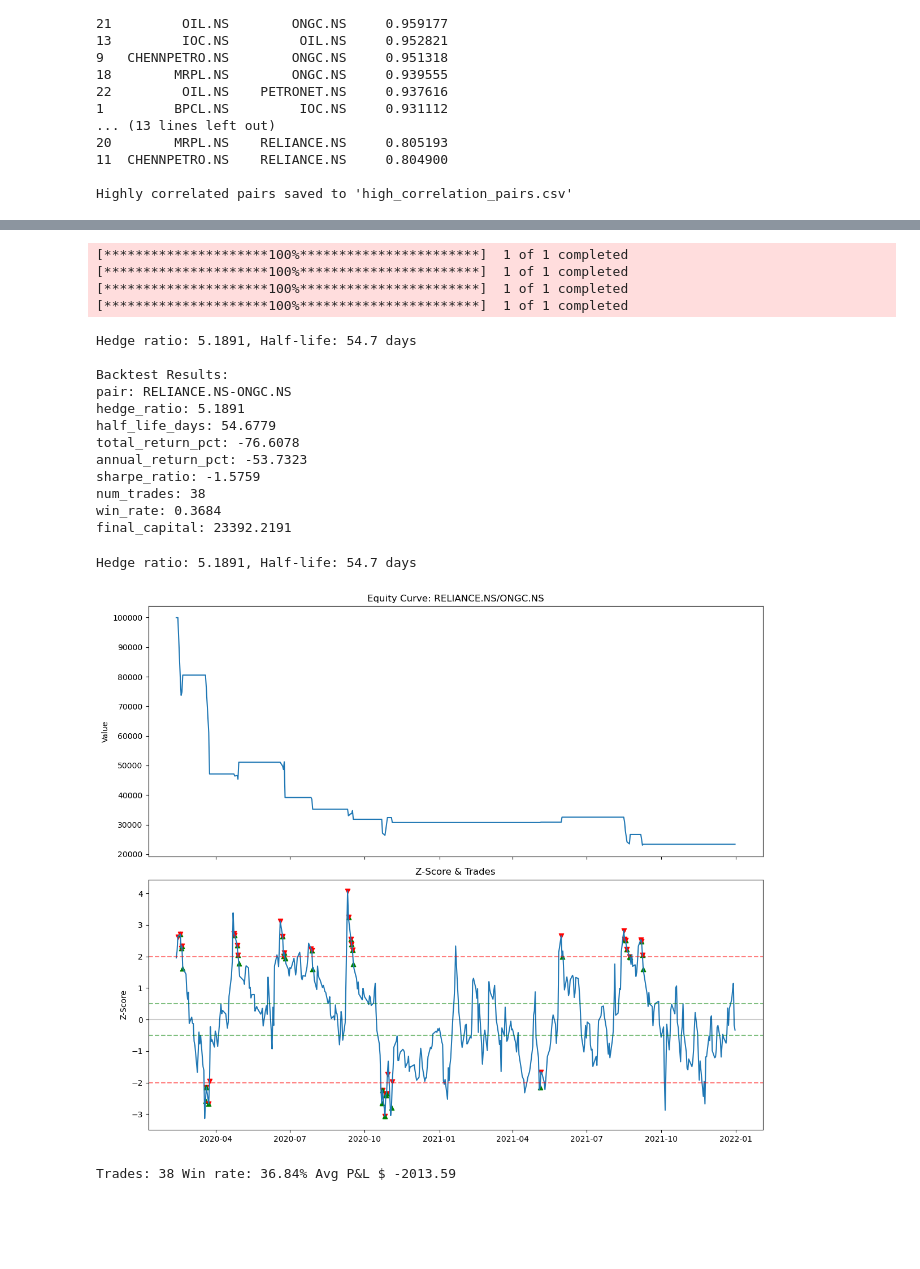
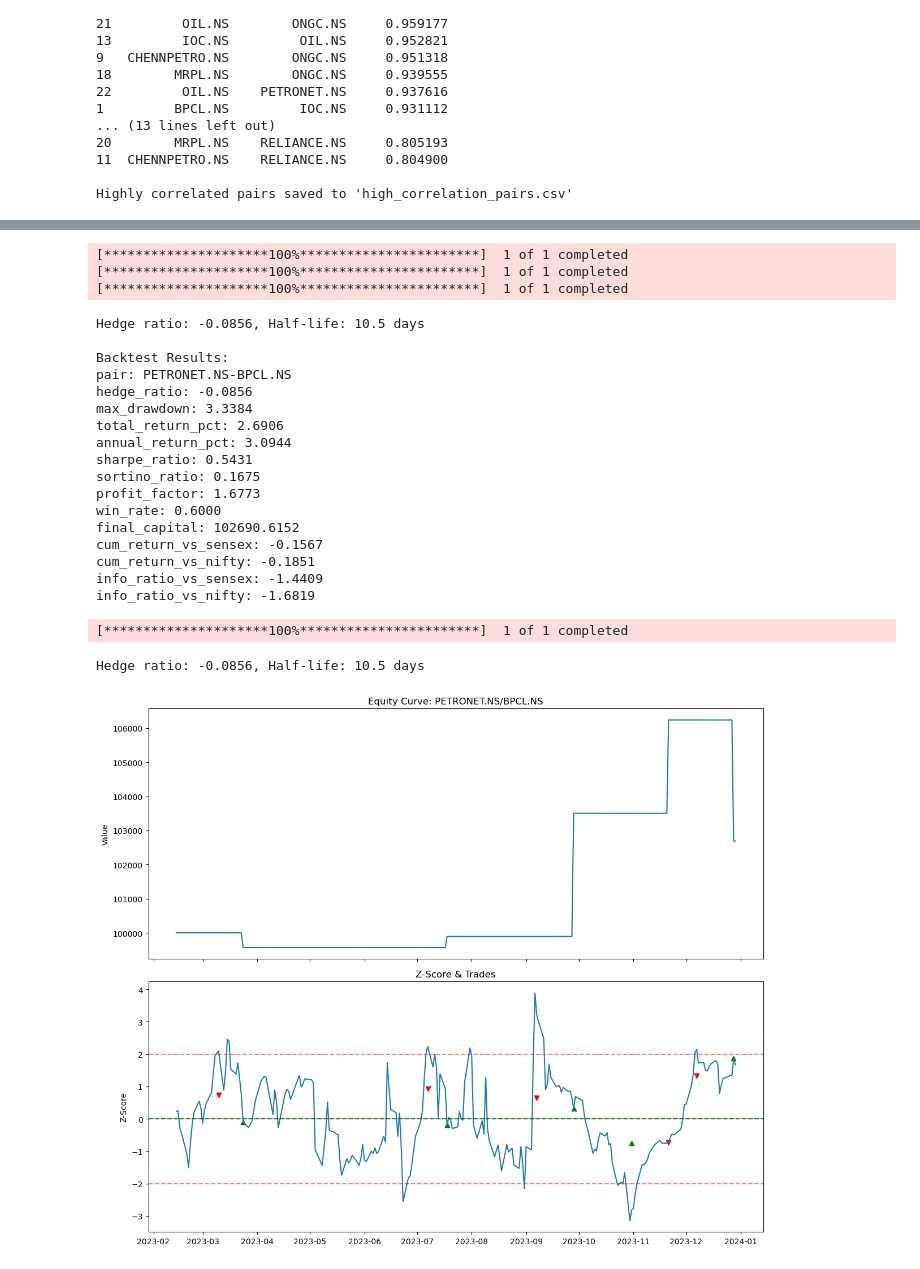
Before and after one commit to Aach1/Pairs_trading, a Jupyter notebook: Pairs_trading_code.ipynb, the cells around one changed output, grey strips where cells are left out. Saved outputs shown, nothing was run; the diff lists cells and outputs as text; code cells hidden in the pictures; blank space fills up the shorter version.

```diff
--- a/Pairs_trading_code.ipynb
+++ b/Pairs_trading_code.ipynb
@@ -276,7 +276,7 @@ def compute_spread_and_hedge_ratio(price_a: pd.Series,
     return spread, beta
 
 def generate_zscore_signals(spread: pd.Series,
-                            lookback: int = 20,
+                            lookback: int = 60,
                             entry_z: float = 2.0,
                             exit_z: float = 0.5):
     """
@@ -572,50 +575,54 @@ class PairsBacktester:
 # %%
 # Example usage:
 if __name__ == "__main__":
     import statsmodels.api as sm
 
     backtester = PairsBacktester(
-        ticker1="RELIANCE.NS",
-        ticker2="ONGC.NS",
-        start_date="2020-01-01",
-        end_date="2022-01-01",
+        ticker1="PETRONET.NS",
+        ticker2="BPCL.NS",
+        start_date="2023-01-01",
+        end_date="2024-01-01",
         entry_threshold=2.0,
-        exit_threshold=0.5,
+        exit_threshold=0.0,
         max_half_life_days=20,
-        stop_loss_pct=0.15,
+        stop_loss_pct=0.10,
         transaction_cost_pct=0.001,
         slippage_pct=0.001,
         min_daily_volume=1000000
     )
 
     # Run backtest
     results = backtester.backtest()
     print("\nBacktest Results:")
     for key, value in results.items():
         if isinstance(value, float):
             print(f"{key}: {value:.4f}")
         else:
             print(f"{key}: {value}")
 
     # Plot results
     backtester.plot_results()
 # %% [output]
 [*********************100%***********************]  1 of 1 completed
 [*********************100%***********************]  1 of 1 completed
 [*********************100%***********************]  1 of 1 completed
-[*********************100%***********************]  1 of 1 completed
-Hedge ratio: 5.1891, Half-life: 54.7 days
+Hedge ratio: -0.0856, Half-life: 10.5 days
 
 Backtest Results:
-pair: RELIANCE.NS-ONGC.NS
-hedge_ratio: 5.1891
-half_life_days: 54.6779
-total_return_pct: -76.6078
-annual_return_pct: -53.7323
-sharpe_ratio: -1.5759
-num_trades: 38
-win_rate: 0.3684
-final_capital: 23392.2191
+pair: PETRONET.NS-BPCL.NS
+hedge_ratio: -0.0856
+max_drawdown: 3.3384
+total_return_pct: 2.6906
+annual_return_pct: 3.0944
+sharpe_ratio: 0.5431
+sortino_ratio: 0.1675
+profit_factor: 1.6773
+win_rate: 0.6000
+final_capital: 102690.6152
+cum_return_vs_sensex: -0.1567
+cum_return_vs_nifty: -0.1851
+info_ratio_vs_sensex: -1.4409
+info_ratio_vs_nifty: -1.6819
-Hedge ratio: 5.1891, Half-life: 54.7 days
+[*********************100%***********************]  1 of 1 completed
+Hedge ratio: -0.0856, Half-life: 10.5 days
-[figure, old version]
+[figure, new version]
-Trades: 38 Win rate: 36.84% Avg P&L $ -2013.59
```
Also changed, not shown: parts of 4 cells of this notebook.
